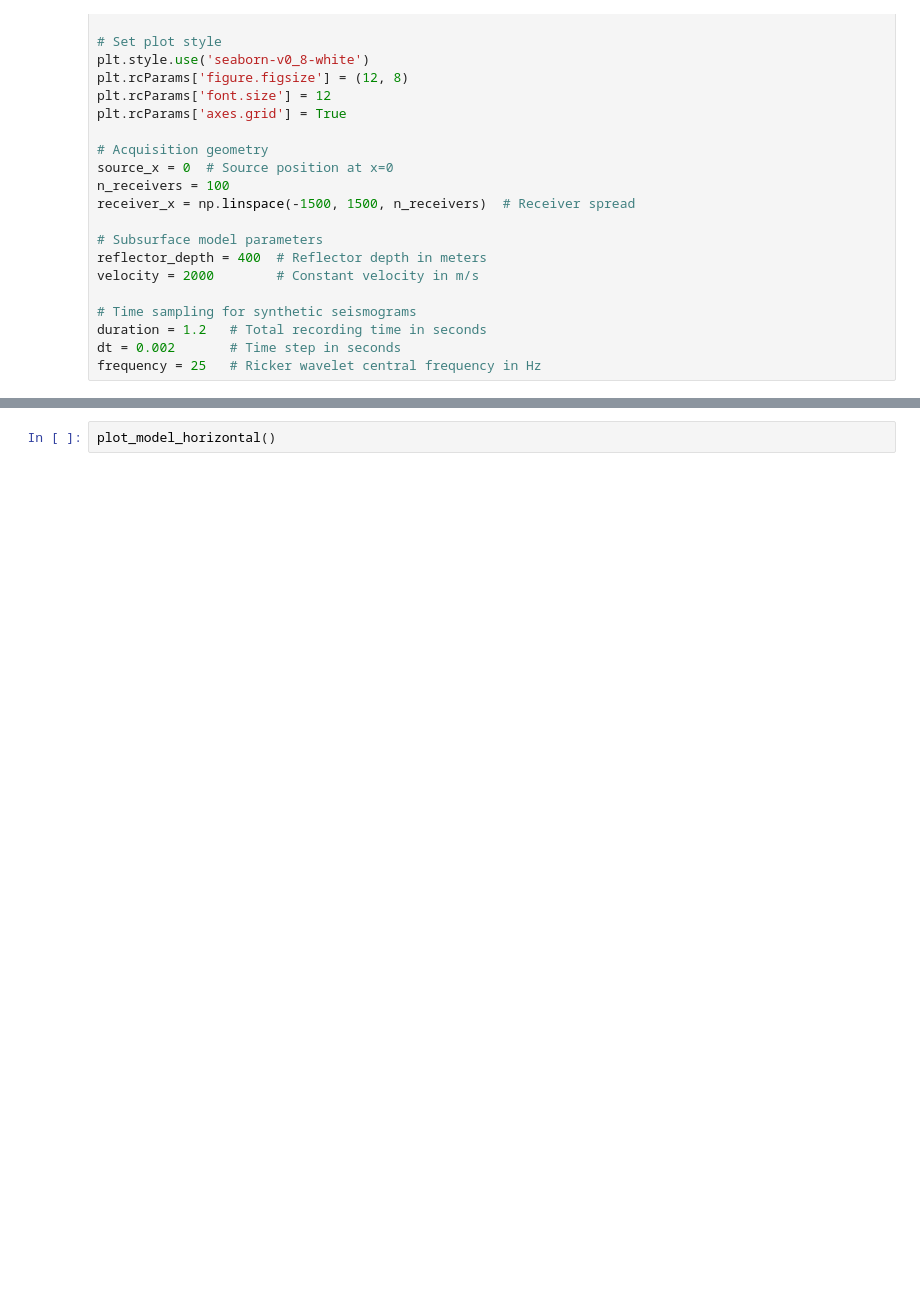
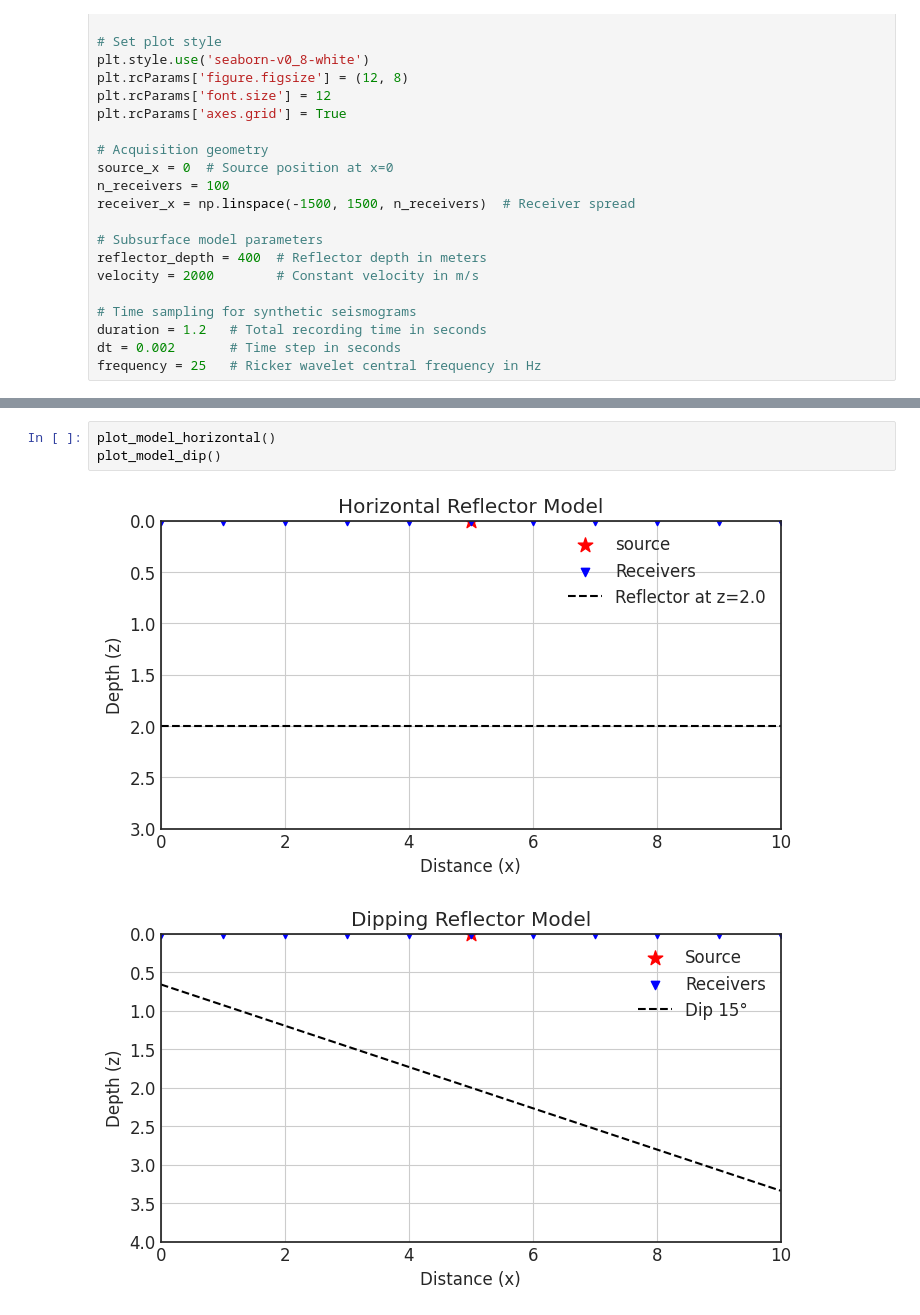
Before and after one commit to garciaRafa/seismic, a Jupyter notebook: reflection/ray_tracing/notebooks/02_hyperbola_seismograms_analysis.ipynb, the cells around one changed output, grey strips where cells are left out. Drawn from its saved outputs; the diff is of its cells as text; blank space fills up the shorter version.

Commit message:
feat(models): add dip reflector model plotting function

```diff
--- a/reflection/ray_tracing/notebooks/02_hyperbola_seismograms_analysis.ipynb
+++ b/reflection/ray_tracing/notebooks/02_hyperbola_seismograms_analysis.ipynb
@@ -143,2 +153,6 @@ plt.grid(True)
 # %%
 plot_model_horizontal()
+plot_model_dip()
+# %% [output]
+[figure, added]
+[figure, added]
```
Also changed, not shown: parts of 4 cells of this notebook, 1 other file.
